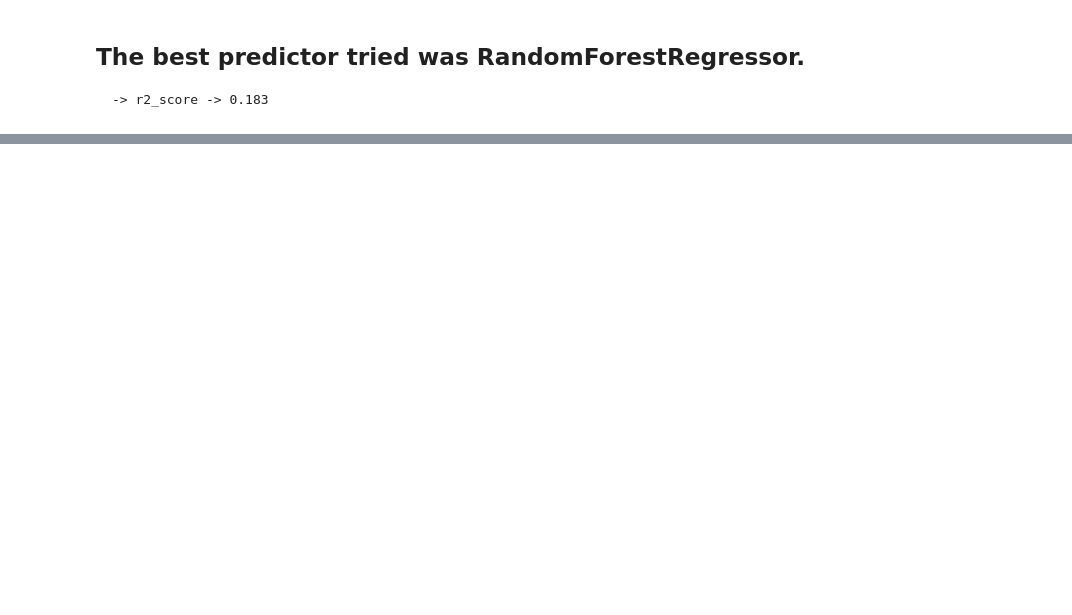
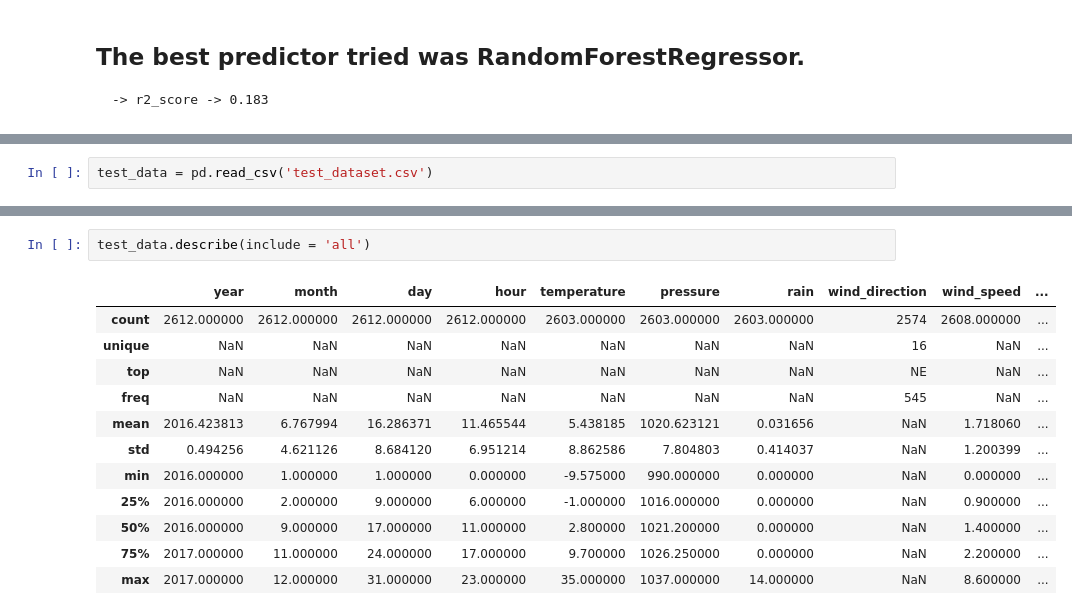
Before and after one commit to SouravBiswal/GeeksFiestaAI-ML-Team-7--1, a Jupyter notebook: Data_Preprocessing.ipynb, the cells around one changed output, grey strips where cells are left out. Cells and saved outputs as stored; diff of their text form; blank space fills up the shorter version.

Commit message:
Prediction on test dataset

```diff
--- a/Data_Preprocessing.ipynb
+++ b/Data_Preprocessing.ipynb
@@ -1327,0 +1362,2 @@ r2_score(test['PM2.5'], model.predict(test.drop(columns=['PM2.5', 'wind_directio
+# %%
+test_data = pd.read_csv('test_dataset.csv')
@@ -1327,0 +1373,15 @@ r2_score(test['PM2.5'], model.predict(test.drop(columns=['PM2.5', 'wind_directio
+# %%
+test_data.describe(include = 'all')
+# %% [output]
+|  | year | month | day | hour | temperature | pressure | rain | wind_direction | wind_speed | ... |
+| count | 2612.000000 | 2612.000000 | 2612.000000 | 2612.000000 | 2603.000000 | 2603.000000 | 2603.000000 | 2574 | 2608.000000 | ... |
+| unique | NaN | NaN | NaN | NaN | NaN | NaN | NaN | 16 | NaN | ... |
+| top | NaN | NaN | NaN | NaN | NaN | NaN | NaN | NE | NaN | ... |
+| freq | NaN | NaN | NaN | NaN | NaN | NaN | NaN | 545 | NaN | ... |
+| mean | 2016.423813 | 6.767994 | 16.286371 | 11.465544 | 5.438185 | 1020.623121 | 0.031656 | NaN | 1.718060 | ... |
+| std | 0.494256 | 4.621126 | 8.684120 | 6.951214 | 8.862586 | 7.804803 | 0.414037 | NaN | 1.200399 | ... |
+| min | 2016.000000 | 1.000000 | 1.000000 | 0.000000 | -9.575000 | 990.000000 | 0.000000 | NaN | 0.000000 | ... |
+| 25% | 2016.000000 | 2.000000 | 9.000000 | 6.000000 | -1.000000 | 1016.000000 | 0.000000 | NaN | 0.900000 | ... |
+| 50% | 2016.000000 | 9.000000 | 17.000000 | 11.000000 | 2.800000 | 1021.200000 | 0.000000 | NaN | 1.400000 | ... |
+| 75% | 2017.000000 | 11.000000 | 24.000000 | 17.000000 | 9.700000 | 1026.250000 | 0.000000 | NaN | 2.200000 | ... |
+| max | 2017.000000 | 12.000000 | 31.000000 | 23.000000 | 35.000000 | 1037.000000 | 14.000000 | NaN | 8.600000 | ... |
```
Also changed, not shown: parts of 72 cells of this notebook, 2 other files.
